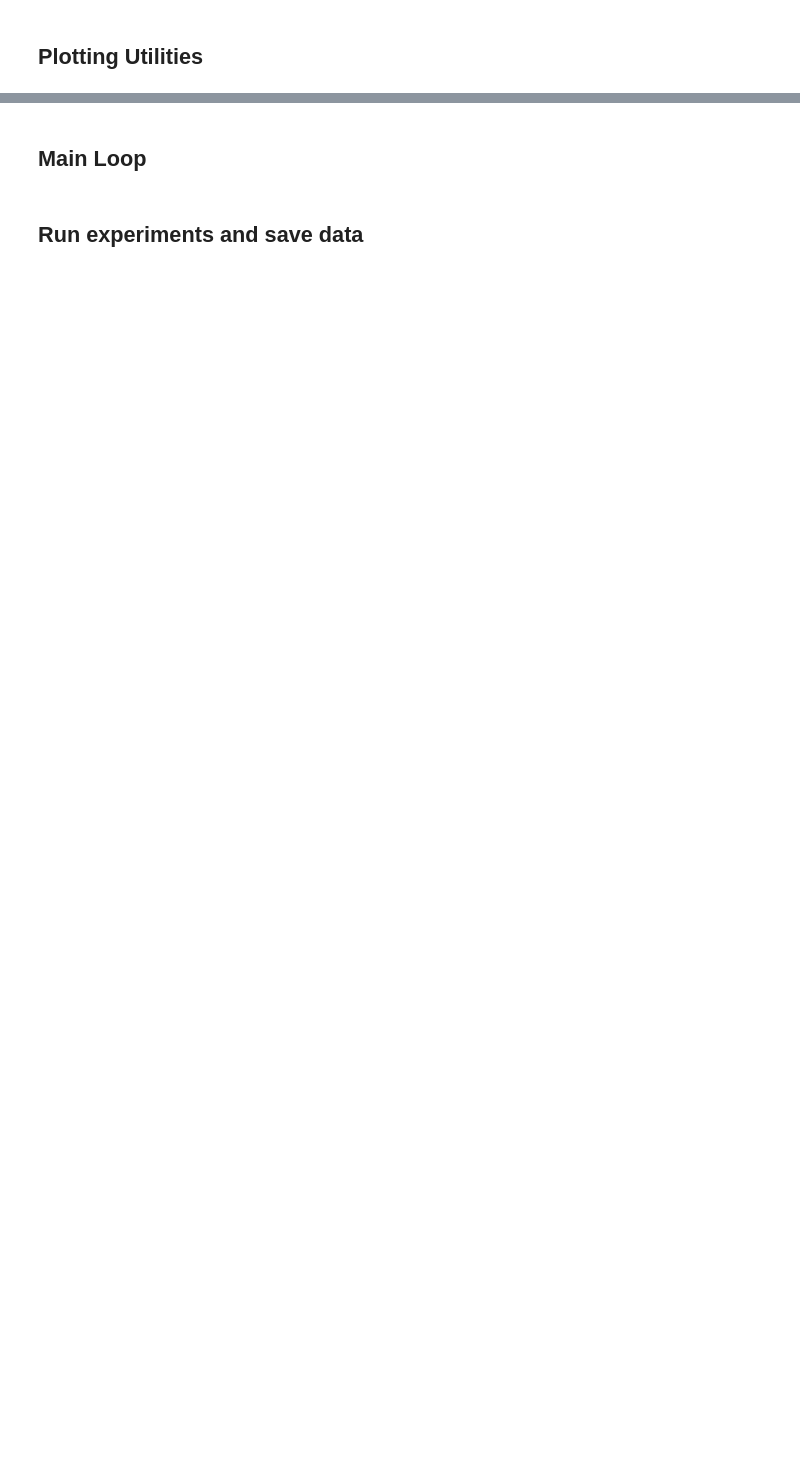
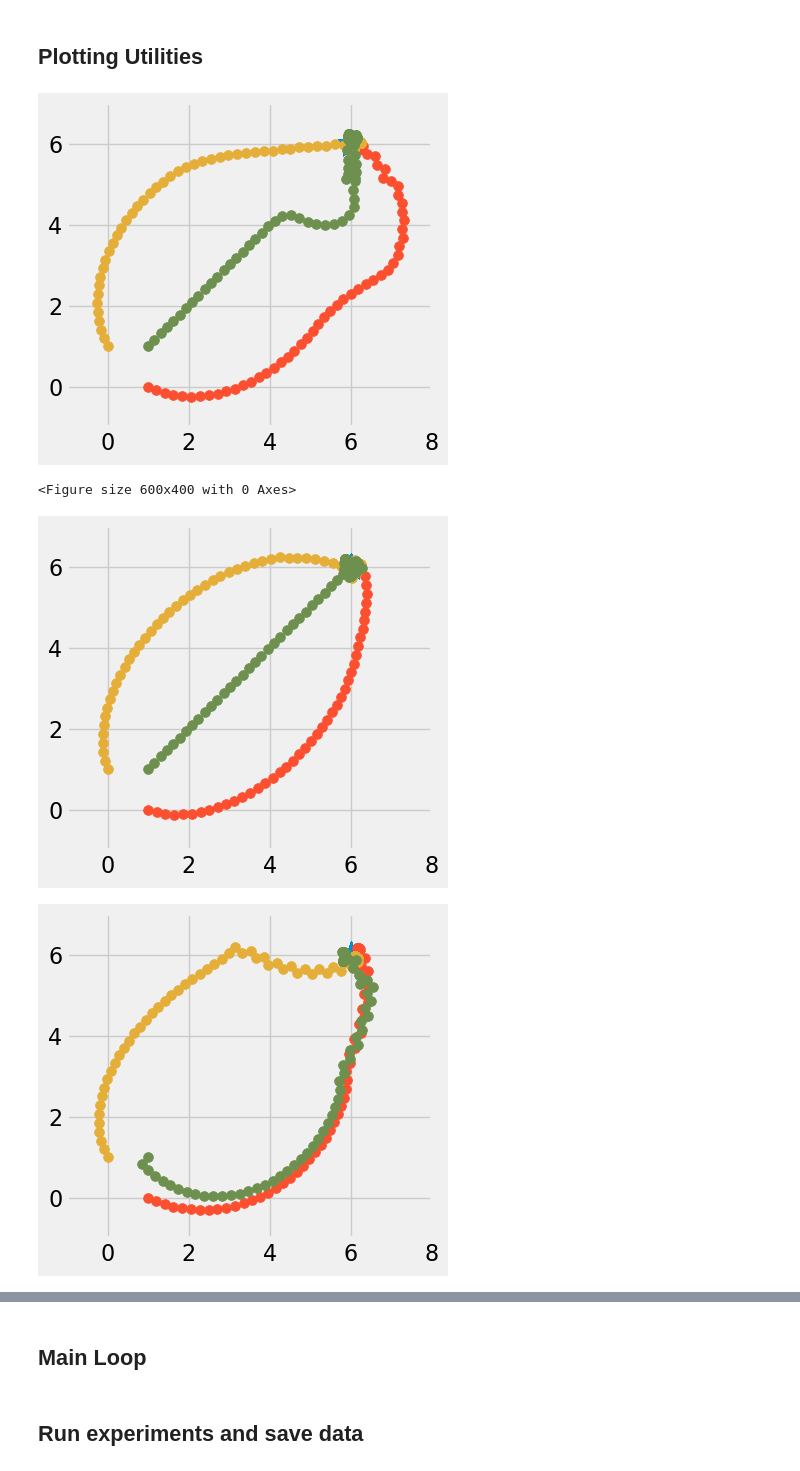
Before and after one commit to lina-robotics-lab/fim_track, a Jupyter notebook: src/Compare Different Loss Function.ipynb, the cells around one changed output, grey strips where cells are left out. Drawn from its saved outputs; the diff is of its cells as text; code cells hidden in the pictures; blank space fills up the shorter version.

```diff
--- a/src/Compare Different Loss Function.ipynb
+++ b/src/Compare Different Loss Function.ipynb
@@ -74,8 +74,8 @@ def plot_all(log,main_title,save_file_name):
 #     ax.text(0.5,1.5,'Starting Region of the Sensors')
     plot_experiment(ax,log)
 
-    ax = fig.add_subplot(gs[1,:])
-    plot_dist_to_source(ax,log)
+#     ax = fig.add_subplot(gs[1,:])
+#     plot_dist_to_source(ax,log)
 
 
     ax.set_title(main_title,fontsize=20)
@@ -89,8 +89,8 @@ def plot_all(log,main_title,save_file_name):
 def plot_experiment(ax,log):
 #     ax.clear()
 
-#     ax.set_xlim((0,7))
-#     ax.set_ylim((0,7))
+    ax.set_xlim((-1,8))
+    ax.set_ylim((-1,7))
 
     ax.set_aspect('equal',adjustable='box')
 
@@ -102,6 +102,27 @@ def plot_experiment(ax,log):
         plot_trajectory(ax,val,"",'.',size=200)
 
 
-    ax.legend(loc='right')
-    ax.set_xlabel('x')
-    ax.set_ylabel('y')
+#     ax.legend(loc='right')
+#     ax.set_xlabel('x')
+#     ax.set_ylabel('y')
+# %%
+
+i=0
+for (log,name) in zip(logs,loss_funcs.keys()):
+    fig = plt.figure(dpi=100)
+
+    if name=='-Tr(FIM)':
+        continue
+#     plot_all(log.export(),'','{}.png'.format(name))
+    ax = plt.gca()
+    plot_experiment(ax,log.export())
+    i+=1
+
+    fig.tight_layout()
+    fig.savefig('{}.png'.format(name))
+    plt.show()
+# %% [output]
+[figure, added]
+<Figure size 600x400 with 0 Axes>
+[figure, added]
+[figure, added]
```
Also changed, not shown: parts of 8 cells of this notebook, 14 other files.
